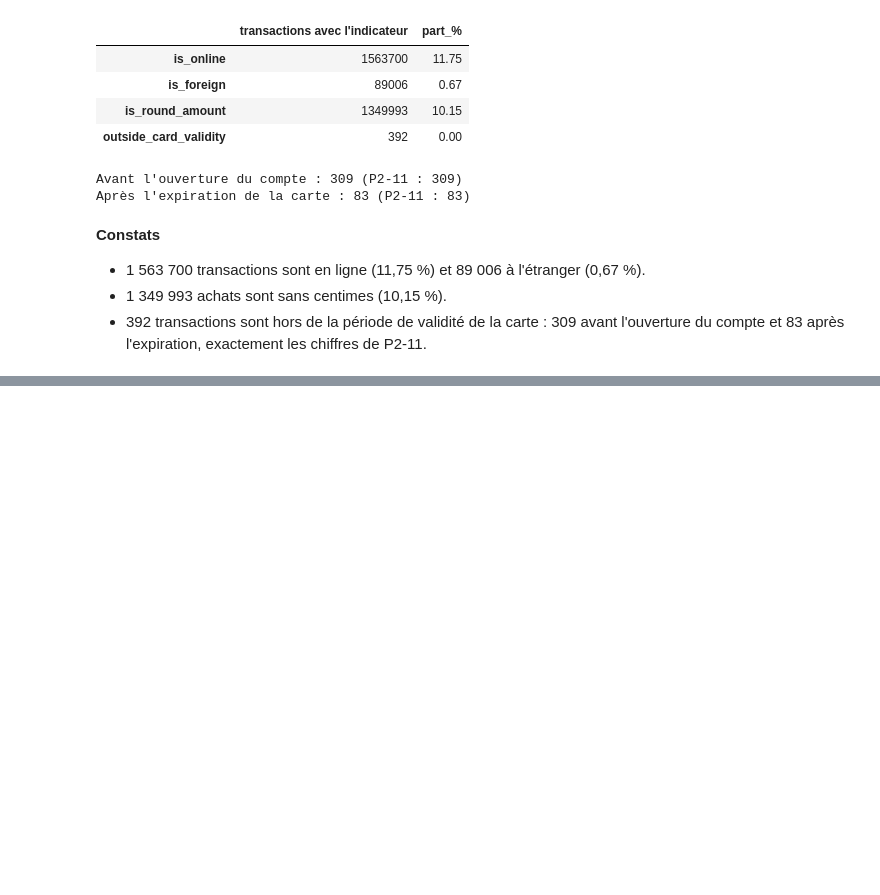
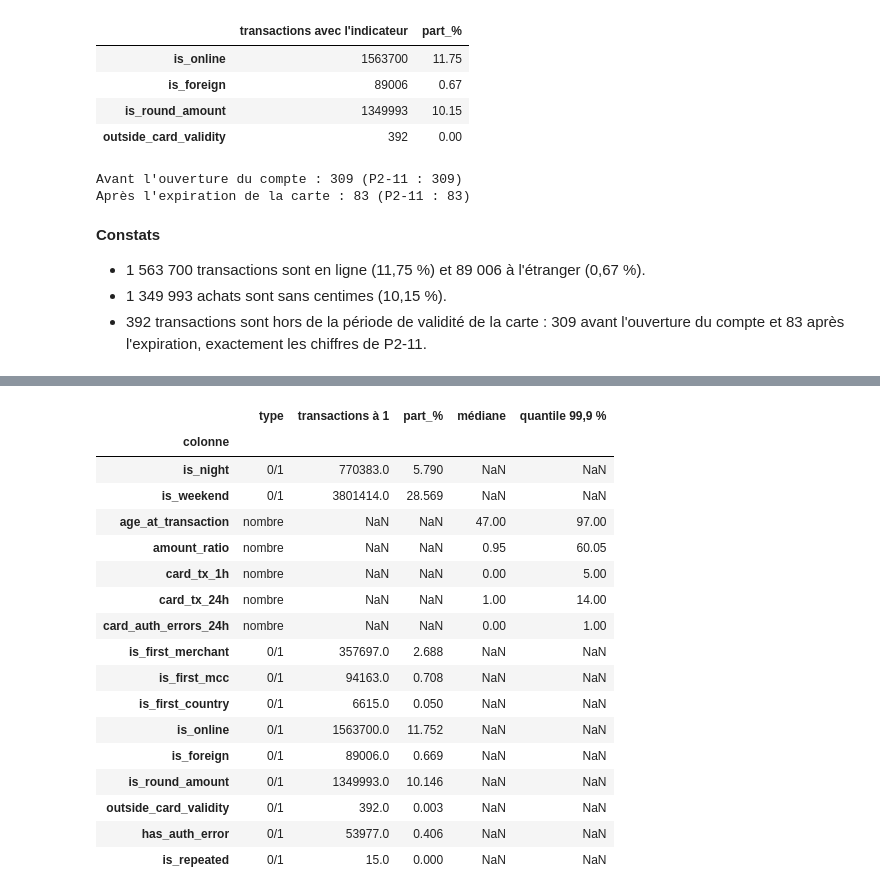
Before and after one commit to gorfanalyst-hue/projet5-fraude-bancaire, a Jupyter notebook: notebooks/04_table_analyse.ipynb, the cells around one changed output, grey strips where cells are left out. Cells and saved outputs as stored; diff of their text form; code cells hidden in the pictures; blank space fills up the shorter version.

```diff
--- a/notebooks/04_table_analyse.ipynb
+++ b/notebooks/04_table_analyse.ipynb
@@ -396,0 +423,21 @@ Après l'expiration de la carte : 83 (P2-11 : 83)
+# %%
+describe_indicators(df)
+# %% [output]
+|  | type | transactions à 1 | part_% | médiane | quantile 99,9 % |
+| colonne |  |  |  |  |  |
+| is_night | 0/1 | 770383.0 | 5.790 | NaN | NaN |
+| is_weekend | 0/1 | 3801414.0 | 28.569 | NaN | NaN |
+| age_at_transaction | nombre | NaN | NaN | 47.00 | 97.00 |
+| amount_ratio | nombre | NaN | NaN | 0.95 | 60.05 |
+| card_tx_1h | nombre | NaN | NaN | 0.00 | 5.00 |
+| card_tx_24h | nombre | NaN | NaN | 1.00 | 14.00 |
+| card_auth_errors_24h | nombre | NaN | NaN | 0.00 | 1.00 |
+| is_first_merchant | 0/1 | 357697.0 | 2.688 | NaN | NaN |
+| is_first_mcc | 0/1 | 94163.0 | 0.708 | NaN | NaN |
+| is_first_country | 0/1 | 6615.0 | 0.050 | NaN | NaN |
+| is_online | 0/1 | 1563700.0 | 11.752 | NaN | NaN |
+| is_foreign | 0/1 | 89006.0 | 0.669 | NaN | NaN |
+| is_round_amount | 0/1 | 1349993.0 | 10.146 | NaN | NaN |
+| outside_card_validity | 0/1 | 392.0 | 0.003 | NaN | NaN |
+| has_auth_error | 0/1 | 53977.0 | 0.406 | NaN | NaN |
+| is_repeated | 0/1 | 15.0 | 0.000 | NaN | NaN |
```
Also changed, not shown: parts of 3 cells of this notebook, 1 other file.
